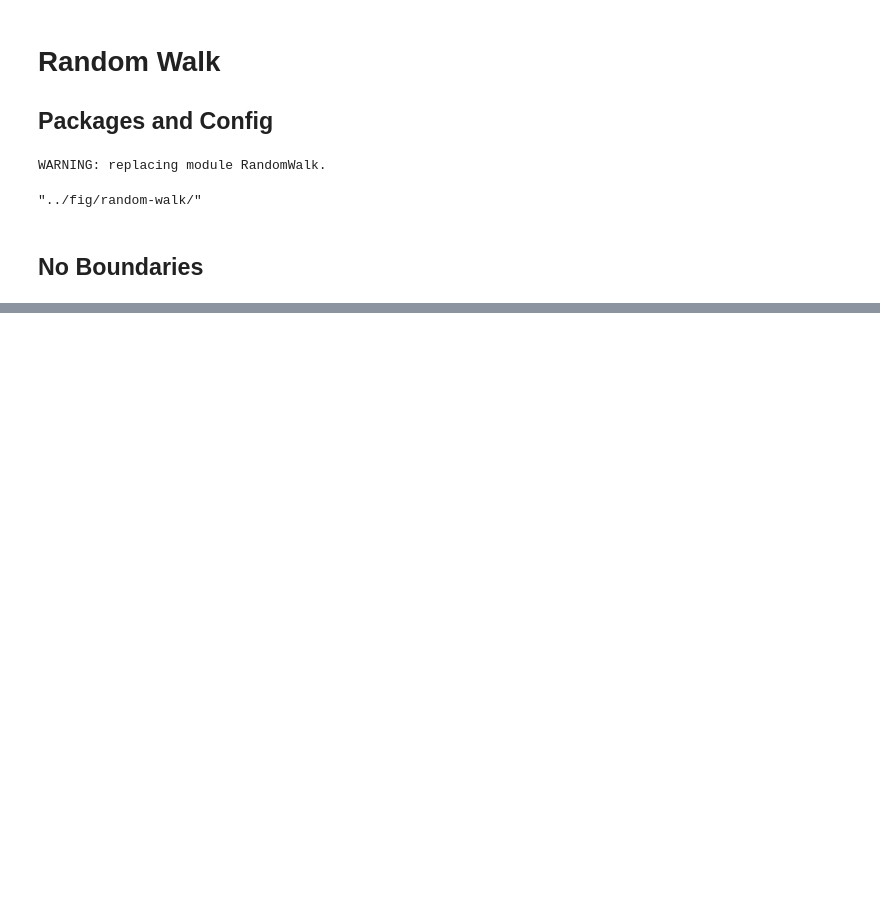
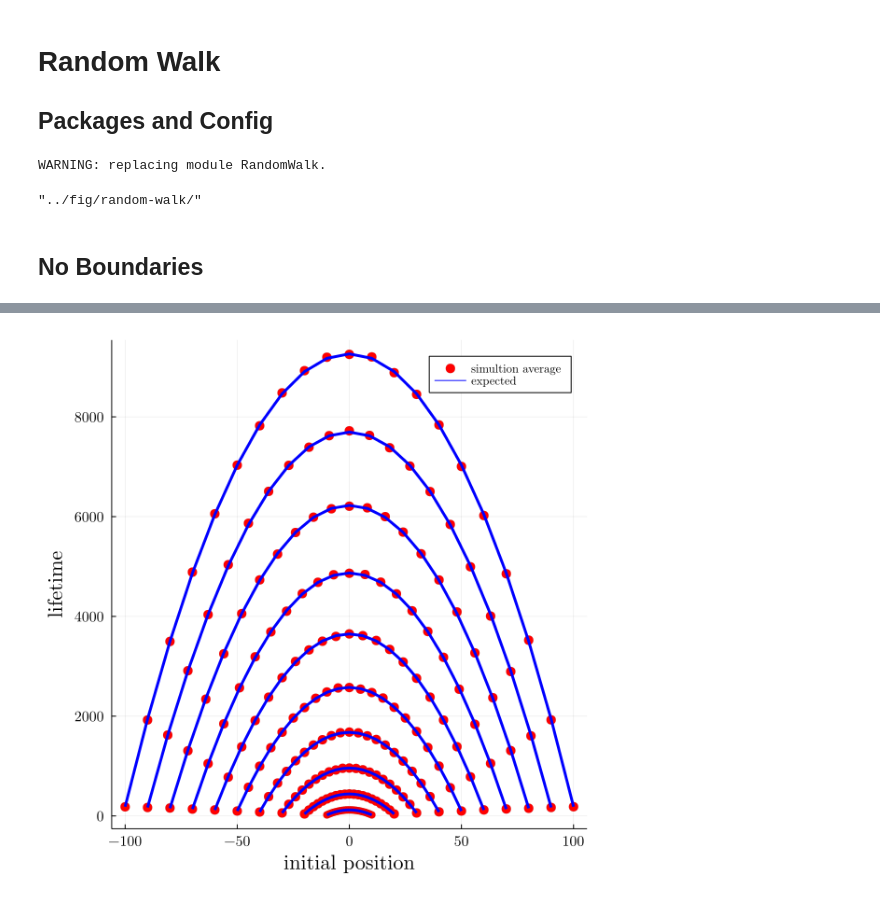
Before and after one commit to slhshamloo/comp-phys, a Jupyter notebook: ps4-percolation-random-walk/p5-7-random-walk/random-walk.ipynb, the cells around one changed output, grey strips where cells are left out. Saved outputs shown, nothing was run; the diff lists cells and outputs as text; code cells hidden in the pictures; blank space fills up the shorter version.

```diff
--- a/ps4-percolation-random-walk/p5-7-random-walk/random-walk.ipynb
+++ b/ps4-percolation-random-walk/p5-7-random-walk/random-walk.ipynb
@@ -51,0 +124,15 @@ display(pl)
+# %%
+pl = scatter(initpositions[:, 1], lifetimes_avg[:, 1], color=:red, ms=5, markerstrokewidth=0,
+    xlabel="initial position", ylabel="lifetime", label="simultion average",
+    fontfamily="Computer Modern", tickfontsize=10, labelfontsize=14, size = (600, 600))
+plot!(pl, initpositions[:, 1], lifetimes_exp[:, 1], color=:blue, lw=3, label="expected")
+
+for i in 2:10
+    scatter!(initpositions[:, i], lifetimes_avg[:, i], color=:red, label=false, ms=6, markerstrokewidth=0)
+    plot!(pl, initpositions[:, i], lifetimes_exp[:, i], color=:blue, label=false, lw=3)
+end
+
+savefig(pl, figpath * "randomwalk-trap.pdf")
+display(pl)
+# %% [output]
+[figure, added]
```
Also changed, not shown: parts of 12 cells of this notebook, 11 other files.
